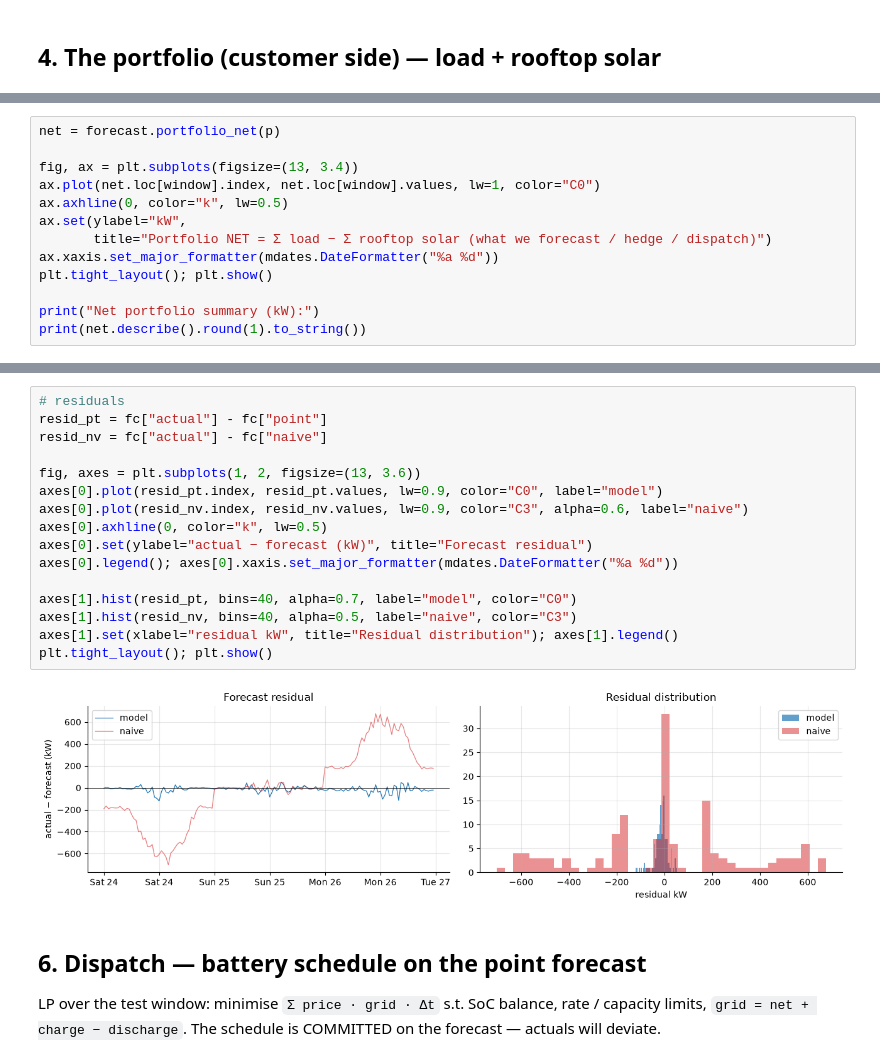
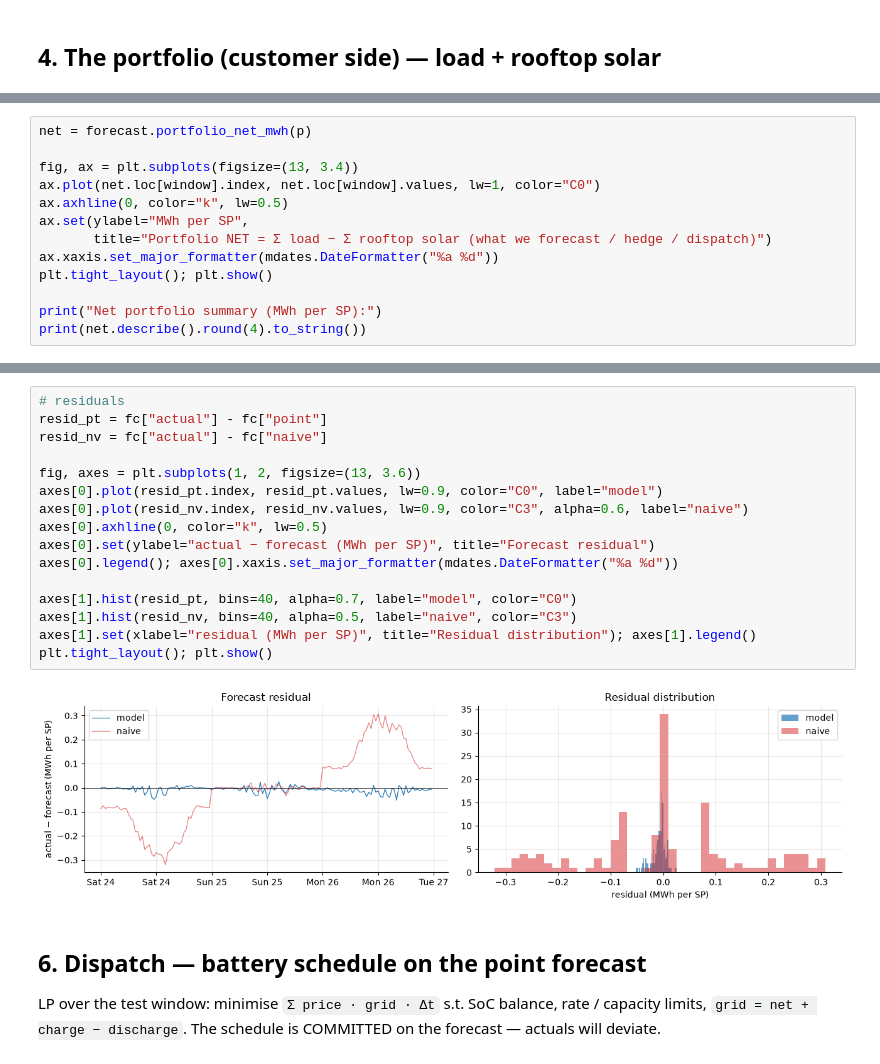
Before and after one commit to tlc91/energy-portfolio-optimisation, a Jupyter notebook: explore.ipynb, the cells around one changed output, grey strips where cells are left out. Saved outputs shown, nothing was run; the diff lists cells and outputs as text.

```diff
--- a/explore.ipynb
+++ b/explore.ipynb
@@ -149,14 +149,14 @@ plt.tight_layout(); plt.show()
 # %%
-net = forecast.portfolio_net(p)
+net = forecast.portfolio_net_mwh(p)
 
 fig, ax = plt.subplots(figsize=(13, 3.4))
 ax.plot(net.loc[window].index, net.loc[window].values, lw=1, color="C0")
 ax.axhline(0, color="k", lw=0.5)
-ax.set(ylabel="kW",
+ax.set(ylabel="MWh per SP",
        title="Portfolio NET = Σ load − Σ rooftop solar (what we forecast / hedge / dispatch)")
 ax.xaxis.set_major_formatter(mdates.DateFormatter("%a %d"))
 plt.tight_layout(); plt.show()
 
-print("Net portfolio summary (kW):")
-print(net.describe().round(1).to_string())
+print("Net portfolio summary (MWh per SP):")
+print(net.describe().round(4).to_string())
 # %% [output]
@@ -203,21 +204,21 @@ plt.tight_layout(); plt.show()
 # %%
 # residuals
 resid_pt = fc["actual"] - fc["point"]
 resid_nv = fc["actual"] - fc["naive"]
 
 fig, axes = plt.subplots(1, 2, figsize=(13, 3.6))
 axes[0].plot(resid_pt.index, resid_pt.values, lw=0.9, color="C0", label="model")
 axes[0].plot(resid_nv.index, resid_nv.values, lw=0.9, color="C3", alpha=0.6, label="naive")
 axes[0].axhline(0, color="k", lw=0.5)
-axes[0].set(ylabel="actual − forecast (kW)", title="Forecast residual")
+axes[0].set(ylabel="actual − forecast (MWh per SP)", title="Forecast residual")
 axes[0].legend(); axes[0].xaxis.set_major_formatter(mdates.DateFormatter("%a %d"))
 
 axes[1].hist(resid_pt, bins=40, alpha=0.7, label="model", color="C0")
 axes[1].hist(resid_nv, bins=40, alpha=0.5, label="naive", color="C3")
-axes[1].set(xlabel="residual kW", title="Residual distribution"); axes[1].legend()
+axes[1].set(xlabel="residual (MWh per SP)", title="Residual distribution"); axes[1].legend()
 plt.tight_layout(); plt.show()
 # %% [output]
-[figure, old version]
+[figure, new version]
 # %% [markdown]
 ## 6. Dispatch — battery schedule on the point forecast
 
```
Also changed, not shown: parts of 13 cells of this notebook, 3 other files.
